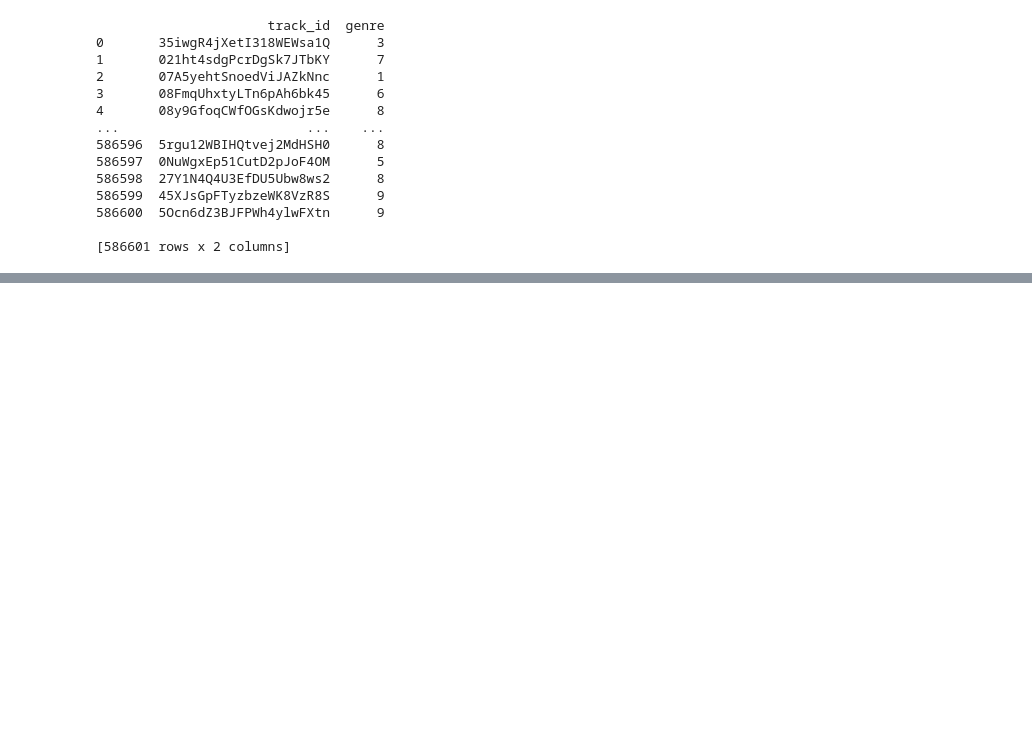
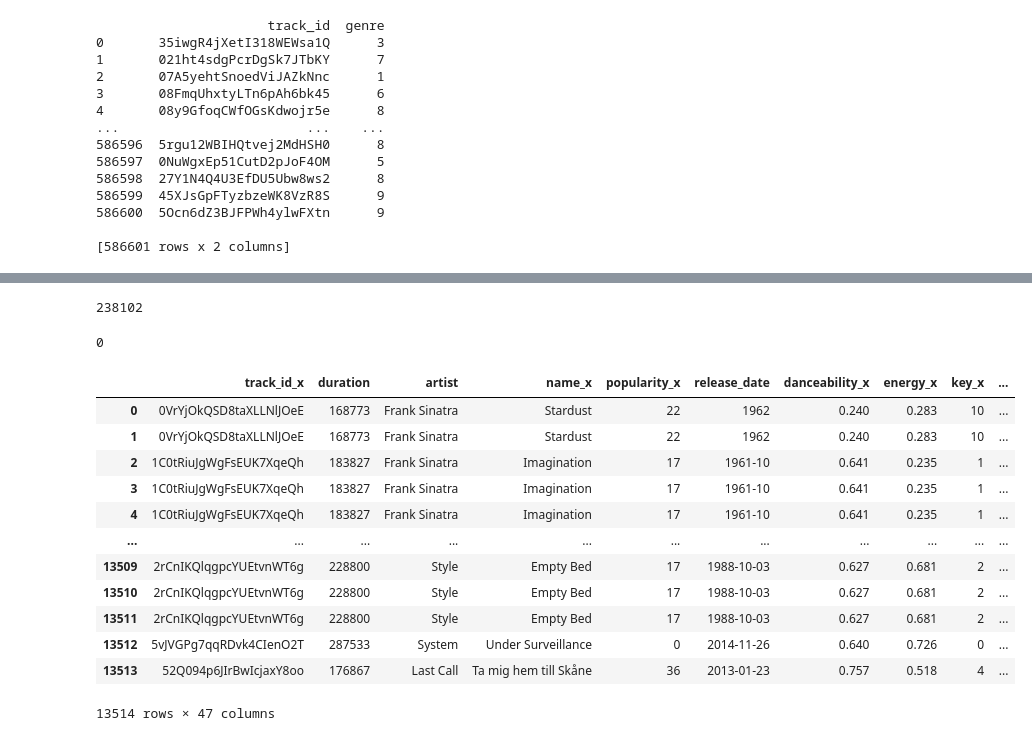
Before and after one commit to yassinex02/StreamAnalytics_GP, a Jupyter notebook: tracks_feature_engineering.ipynb, the cells around one changed output, grey strips where cells are left out. Cells and saved outputs as stored; diff of their text form; code cells hidden in the pictures; blank space fills up the shorter version.

```diff
--- a/tracks_feature_engineering.ipynb
+++ b/tracks_feature_engineering.ipynb
@@ -267,0 +292,2 @@ Index(['track_id', 'duration', 'artist', 'name', 'popularity', 'release_date',
+# %%
+df_artists = pd.read_csv('/Users/yassine/Desktop/IE/4th year/2nd sem/stream analytics/datasets/artists.csv')
@@ -267,0 +375,35 @@ Index(['track_id', 'duration', 'artist', 'name', 'popularity', 'release_date',
+# %%
+# Assuming 'name' is the column in df_tracks and 'track_name' is the column in df_2
+common_artists = set(df_merged['artist']).intersection(df_artists['name'])
+
+# Create new datasets with only common songs
+df_common_artists = df_merged[df_merged['artist'].isin(common_artists)]
+df_common_2 = df_artists[df_artists['name'].isin(common_artists)]
+
+# Perform join on common song names
+df_common = pd.merge(df_common_artists, df_common_2, left_on='artist', right_on='name', how='inner')
+
+# Print or use the merged dataframe as needed
+print(len(df_common))
+# %% [output]
+238102
+# %%
+df_merged.track_genre.isnull().sum()
+# %% [output]
+0
+# %%
+df_common
+# %% [output]
+|  | track_id_x | duration | artist | name_x | popularity_x | release_date | danceability_x | energy_x | key_x | ... |
+| 0 | 0VrYjOkQSD8taXLLNlJOeE | 168773 | Frank Sinatra | Stardust | 22 | 1962 | 0.240 | 0.283 | 10 | ... |
+| 1 | 0VrYjOkQSD8taXLLNlJOeE | 168773 | Frank Sinatra | Stardust | 22 | 1962 | 0.240 | 0.283 | 10 | ... |
+| 2 | 1C0tRiuJgWgFsEUK7XqeQh | 183827 | Frank Sinatra | Imagination | 17 | 1961-10 | 0.641 | 0.235 | 1 | ... |
+| 3 | 1C0tRiuJgWgFsEUK7XqeQh | 183827 | Frank Sinatra | Imagination | 17 | 1961-10 | 0.641 | 0.235 | 1 | ... |
+| 4 | 1C0tRiuJgWgFsEUK7XqeQh | 183827 | Frank Sinatra | Imagination | 17 | 1961-10 | 0.641 | 0.235 | 1 | ... |
+| ... | ... | ... | ... | ... | ... | ... | ... | ... | ... | ... |
+| 13509 | 2rCnIKQlqgpcYUEtvnWT6g | 228800 | Style | Empty Bed | 17 | 1988-10-03 | 0.627 | 0.681 | 2 | ... |
+| 13510 | 2rCnIKQlqgpcYUEtvnWT6g | 228800 | Style | Empty Bed | 17 | 1988-10-03 | 0.627 | 0.681 | 2 | ... |
+| 13511 | 2rCnIKQlqgpcYUEtvnWT6g | 228800 | Style | Empty Bed | 17 | 1988-10-03 | 0.627 | 0.681 | 2 | ... |
+| 13512 | 5vJVGPg7qqRDvk4CIenO2T | 287533 | System | Under Surveillance | 0 | 2014-11-26 | 0.640 | 0.726 | 0 | ... |
+| 13513 | 52Q094p6JIrBwIcjaxY8oo | 176867 | Last Call | Ta mig hem till Skåne | 36 | 2013-01-23 | 0.757 | 0.518 | 4 | ... |
+13514 rows × 47 columns
```
Also changed, not shown: parts of 38 cells of this notebook, 6 other files.
